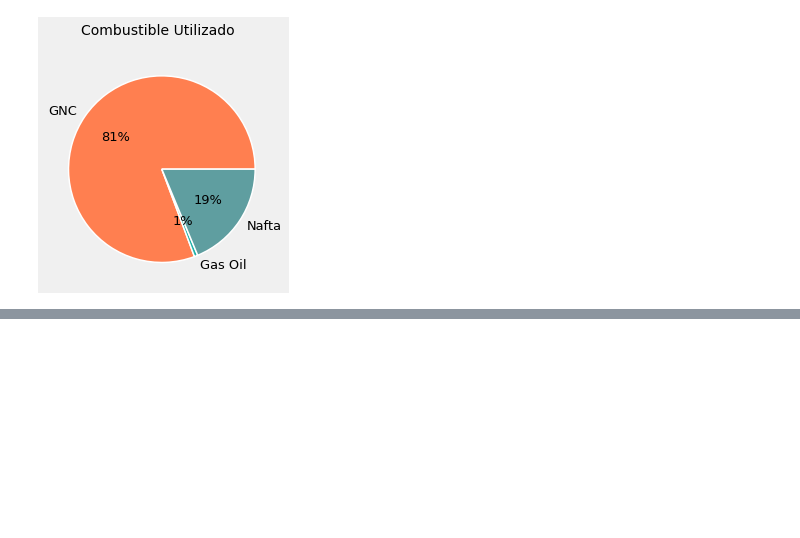
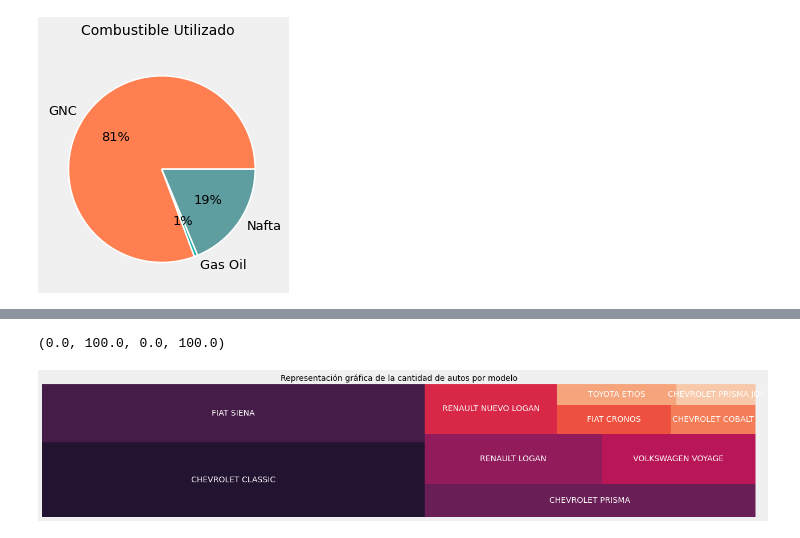
Before and after one commit to marcosbutti/Taxis-de-Rosario-SF-, a Jupyter notebook: Taxis_Rosario.ipynb, the cells around one changed output, grey strips where cells are left out. Drawn from its saved outputs; the diff is of its cells as text; code cells hidden in the pictures; blank space fills up the shorter version.

```diff
--- a/Taxis_Rosario.ipynb
+++ b/Taxis_Rosario.ipynb
@@ -282,3 +282,6 @@ ax.pie(combustion.RA, autopct="%1.0f%%", labels=["GNC","Gas Oil","Nafta"], color
 plt.show()
 # %% [output]
 [figure]
+# %%
+modelo = habilitados.groupby(habilitados.Marca_Modelo).count()
+modelo
@@ -284,0 +307,4 @@ plt.show()
+# %%
+ordenado = modelo.sort_values(by="RA", ascending=False)
+ord = ordenado.head(10)
+ord
@@ -284,0 +327,8 @@ plt.show()
+# %%
+plt.figure(figsize=(20, 4))
+squarify.plot(sizes = ord.RA, label=ord.index, color = sb.color_palette("rocket", len(ord.RA)),text_kwargs = {'fontsize': 14, 'color': 'white'},)
+plt.title('Representación gráfica de la cantidad de autos por modelo', fontsize=14)
+plt.axis("off")
+# %% [output]
+(0.0, 100.0, 0.0, 100.0)
+[figure, added]
```
Also changed, not shown: parts of 11 cells of this notebook, 1 other file.
